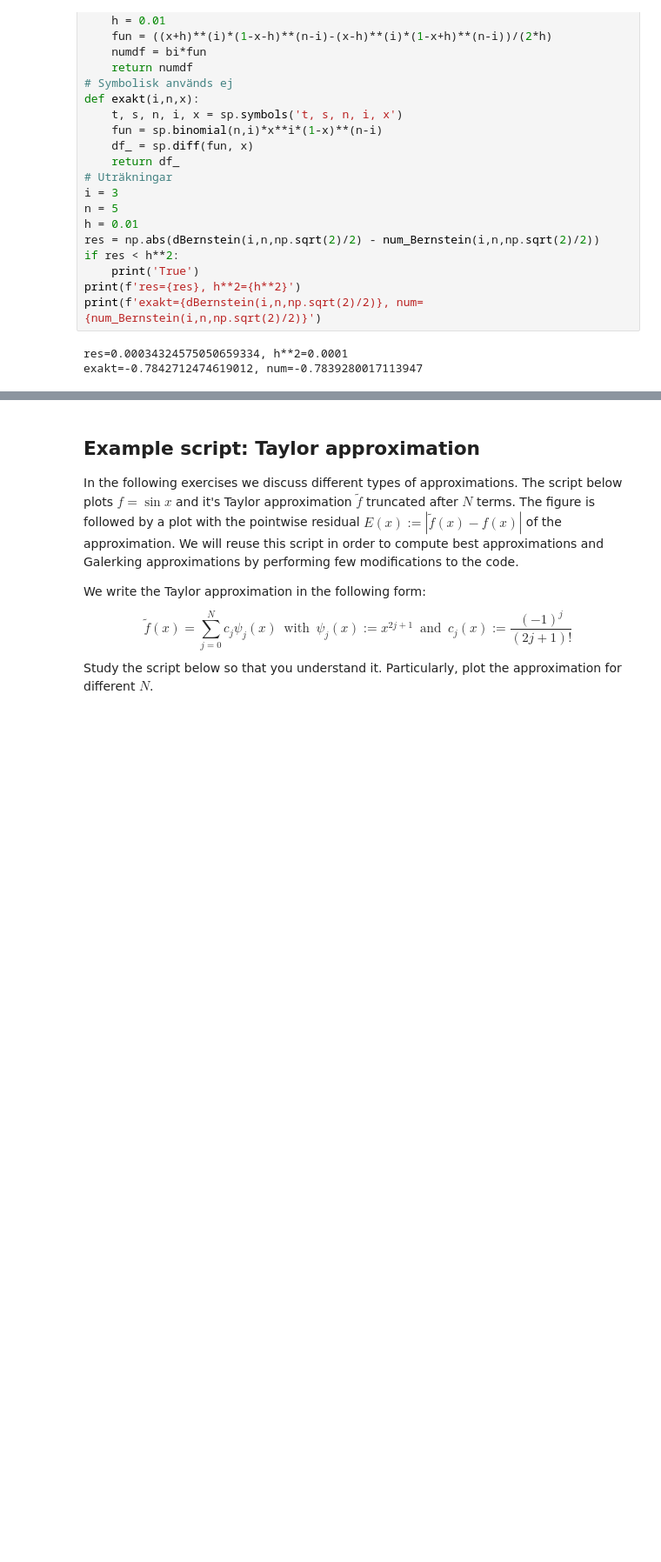
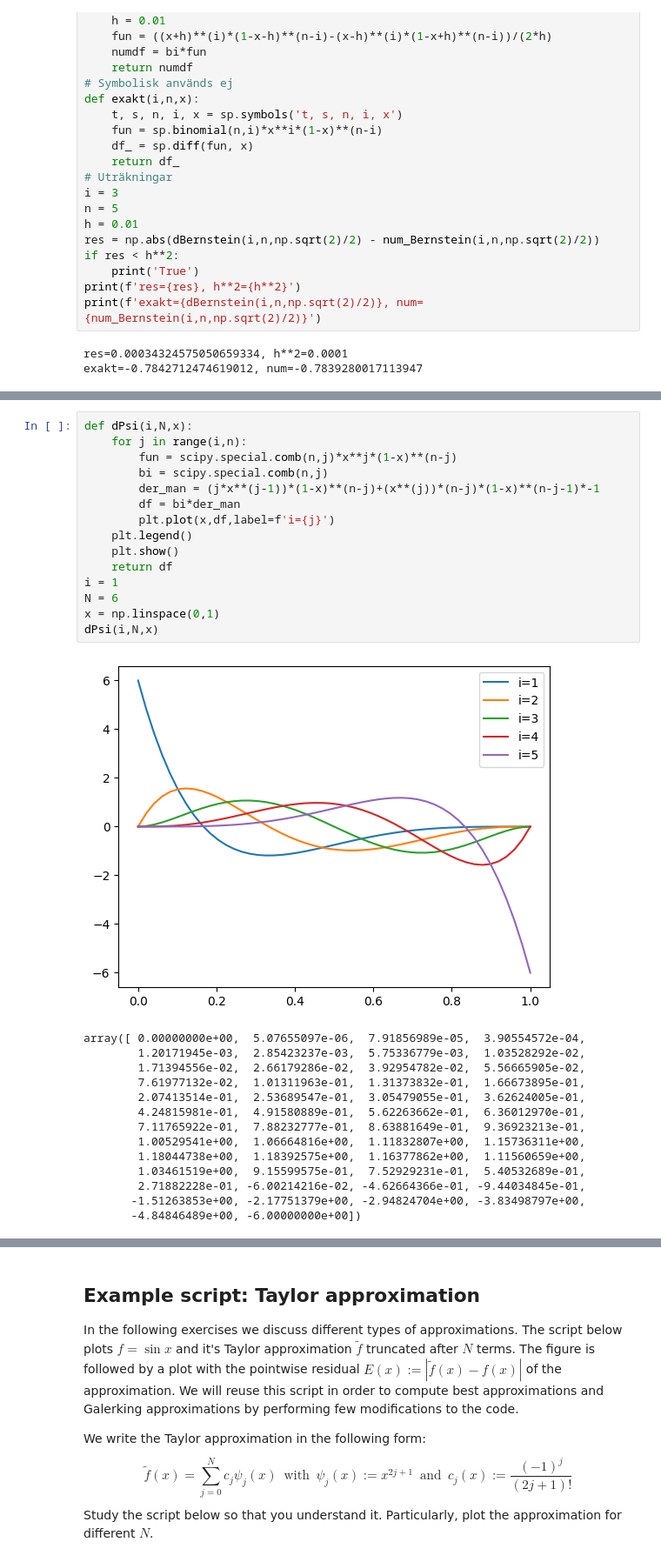
Before and after one commit to kalle6452/PDE, a Jupyter notebook: lab03.ipynb, the cells around one changed output, grey strips where cells are left out. Shown at 87% size. Drawn from its saved outputs; the diff is of its cells as text; blank space fills up the shorter version.

```diff
--- a/lab03.ipynb
+++ b/lab03.ipynb
@@ -313,0 +329,30 @@ $\displaystyle \frac{i x^{i} \left(1 - x\right)^{- i + n} {\binom{n}{i}}}{x} + \
+# %%
+def dPsi(i,N,x):
+    for j in range(i,n):
+        fun = scipy.special.comb(n,j)*x**j*(1-x)**(n-j)
+        bi = scipy.special.comb(n,j)
+        der_man = (j*x**(j-1))*(1-x)**(n-j)+(x**(j))*(n-j)*(1-x)**(n-j-1)*-1
+        df = bi*der_man
+        plt.plot(x,df,label=f'i={j}')
+    plt.legend()
+    plt.show()
+    return df
+i = 1
+N = 6
+x = np.linspace(0,1)
+dPsi(i,N,x)
+# %% [output]
+[figure, added]
+array([ 0.00000000e+00,  5.07655097e-06,  7.91856989e-05,  3.90554572e-04,
+        1.20171945e-03,  2.85423237e-03,  5.75336779e-03,  1.03528292e-02,
+        1.71394556e-02,  2.66179286e-02,  3.92954782e-02,  5.56665905e-02,
+        7.61977132e-02,  1.01311963e-01,  1.31373832e-01,  1.66673895e-01,
+        2.07413514e-01,  2.53689547e-01,  3.05479055e-01,  3.62624005e-01,
+        4.24815981e-01,  4.91580889e-01,  5.62263662e-01,  6.36012970e-01,
+        7.11765922e-01,  7.88232777e-01,  8.63881649e-01,  9.36923213e-01,
+        1.00529541e+00,  1.06664816e+00,  1.11832807e+00,  1.15736311e+00,
+        1.18044738e+00,  1.18392575e+00,  1.16377862e+00,  1.11560659e+00,
+        1.03461519e+00,  9.15599575e-01,  7.52929231e-01,  5.40532689e-01,
+        2.71882228e-01, -6.00214216e-02, -4.62664366e-01, -9.44034845e-01,
+       -1.51263853e+00, -2.17751379e+00, -2.94824704e+00, -3.83498797e+00,
+       -4.84846489e+00, -6.00000000e+00])
```
Also changed, not shown: parts of 4 cells of this notebook.
